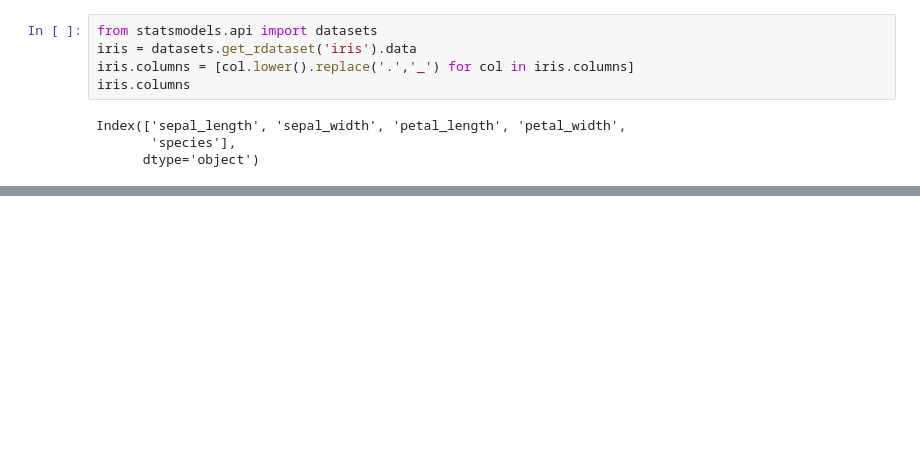
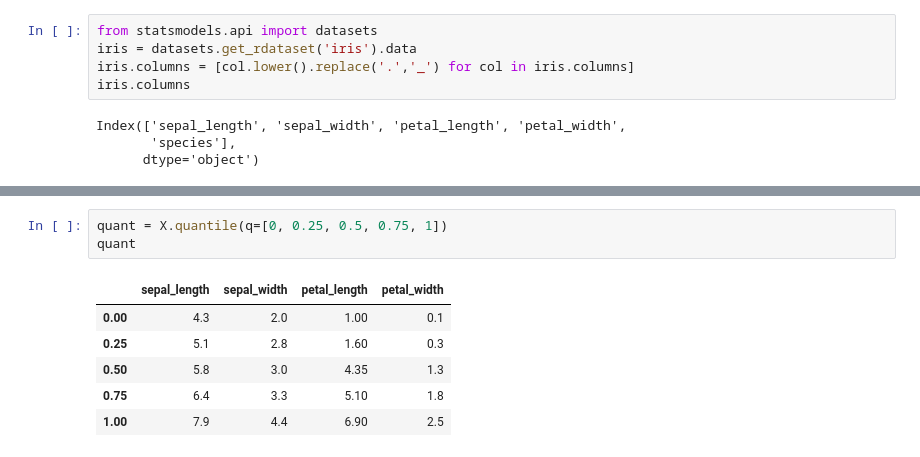
Before and after one commit to comlec/ai_x, a Jupyter notebook: source/01_python/ch11_데이터프레임과시리즈(Pandas)_1절~8절.ipynb, the cells around one changed output, grey strips where cells are left out. Drawn from its saved outputs; the diff is of its cells as text; blank space fills up the shorter version.

```diff
--- a/source/01_python/ch11_데이터프레임과시리즈(Pandas)_1절~8절.ipynb
+++ b/source/01_python/ch11_데이터프레임과시리즈(Pandas)_1절~8절.ipynb
@@ -1532,0 +1604,10 @@ Index(['sepal_length', 'sepal_width', 'petal_length', 'petal_width',
+# %%
+quant = X.quantile(q=[0, 0.25, 0.5, 0.75, 1])
+quant
+# %% [output]
+|  | sepal_length | sepal_width | petal_length | petal_width |
+| 0.00 | 4.3 | 2.0 | 1.00 | 0.1 |
+| 0.25 | 5.1 | 2.8 | 1.60 | 0.3 |
+| 0.50 | 5.8 | 3.0 | 4.35 | 1.3 |
+| 0.75 | 6.4 | 3.3 | 5.10 | 1.8 |
+| 1.00 | 7.9 | 4.4 | 6.90 | 2.5 |
```
Also changed, not shown: parts of 15 cells of this notebook.
